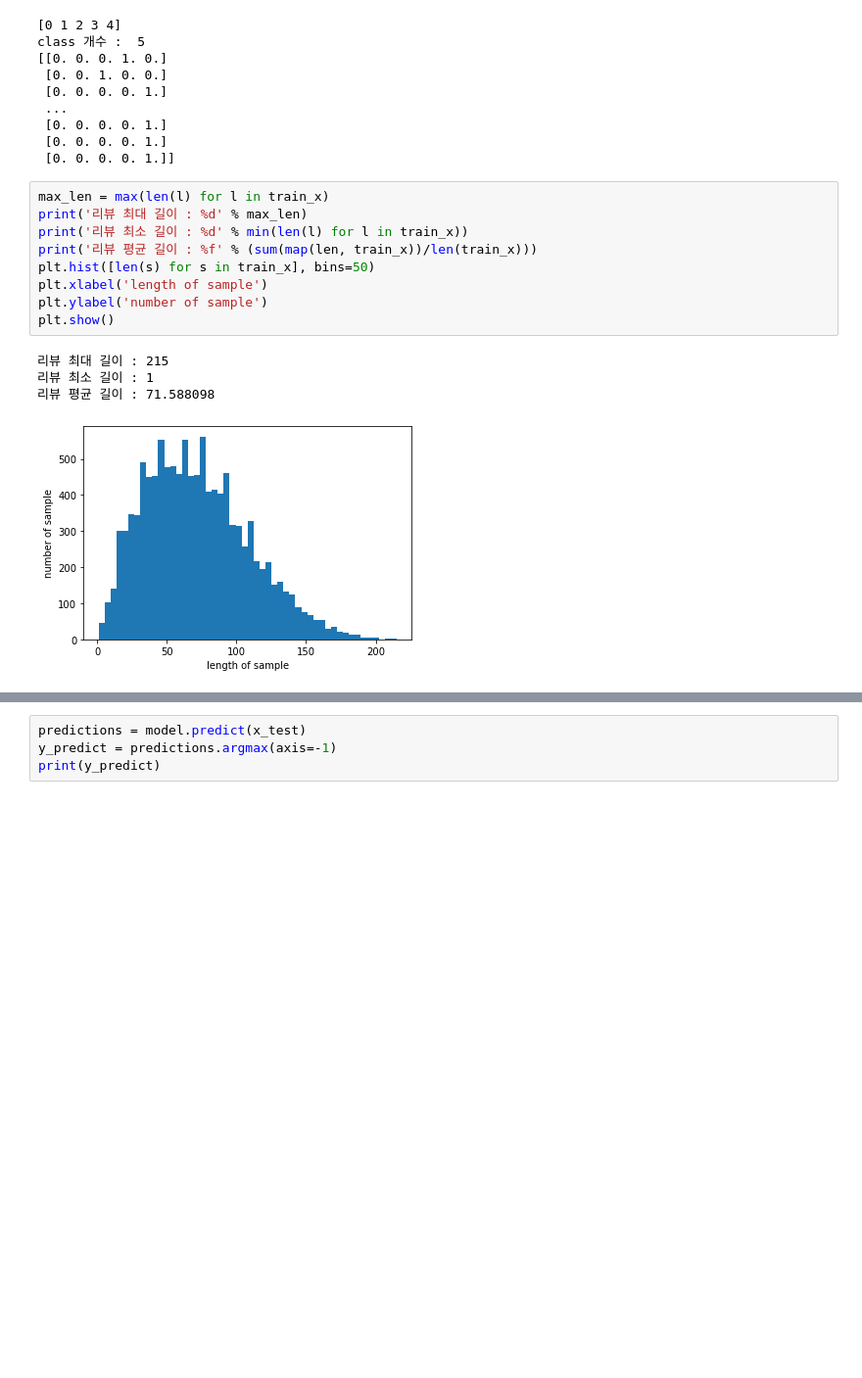
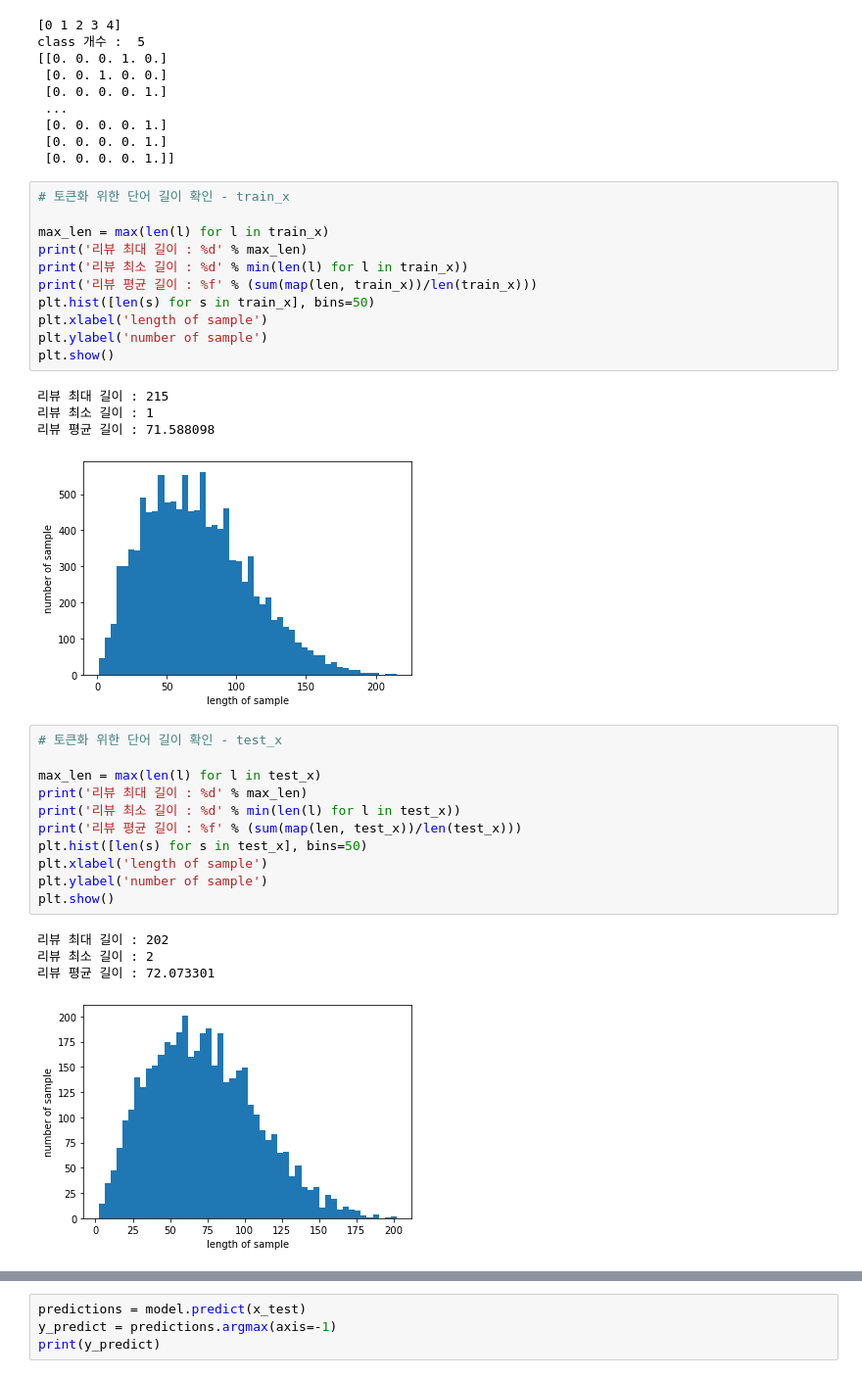
Before and after one commit to cieske/POSTECH_DL_Sentimeter, a Jupyter notebook: team_project(local_ver).ipynb, the cells around one changed output, grey strips where cells are left out. Shown at 98% size. Saved outputs shown, nothing was run; the diff lists cells and outputs as text; blank space fills up the shorter version.

```diff
--- a/team_project(local_ver).ipynb
+++ b/team_project(local_ver).ipynb
@@ -238,6 +236,8 @@ class 개수 :  5
  [0. 0. 0. 0. 1.]
  [0. 0. 0. 0. 1.]]
 # %%
+# 토큰화 위한 단어 길이 확인 - train_x
+
 max_len = max(len(l) for l in train_x)
 print('리뷰 최대 길이 : %d' % max_len)
 print('리뷰 최소 길이 : %d' % min(len(l) for l in train_x))
@@ -251,6 +251,22 @@ plt.show()
 리뷰 최소 길이 : 1
 리뷰 평균 길이 : 71.588098
 [figure]
+# %%
+# 토큰화 위한 단어 길이 확인 - test_x
+
+max_len = max(len(l) for l in test_x)
+print('리뷰 최대 길이 : %d' % max_len)
+print('리뷰 최소 길이 : %d' % min(len(l) for l in test_x))
+print('리뷰 평균 길이 : %f' % (sum(map(len, test_x))/len(test_x)))
+plt.hist([len(s) for s in test_x], bins=50)
+plt.xlabel('length of sample')
+plt.ylabel('number of sample')
+plt.show()
+# %% [output]
+리뷰 최대 길이 : 202
+리뷰 최소 길이 : 2
+리뷰 평균 길이 : 72.073301
+[figure, added]
 # %%
 # 토큰화
 
```
Also changed, not shown: parts of 7 cells of this notebook, 5 other files.
